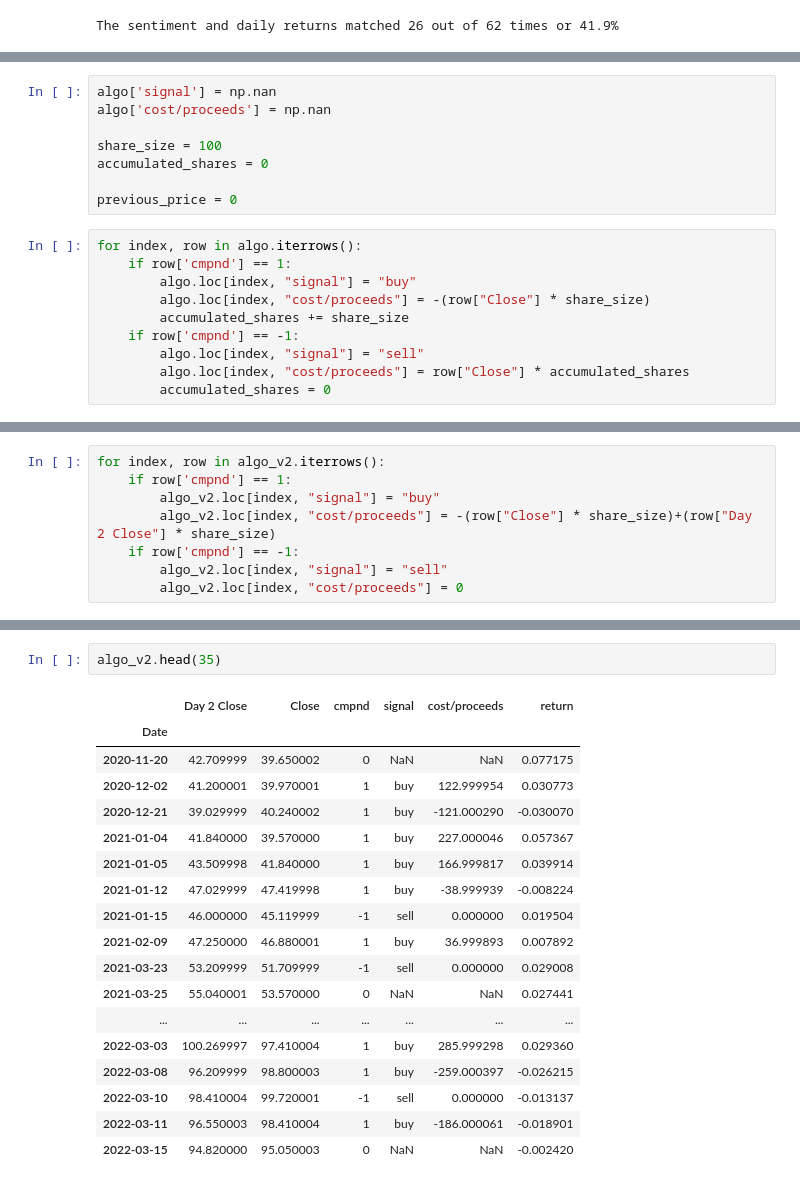
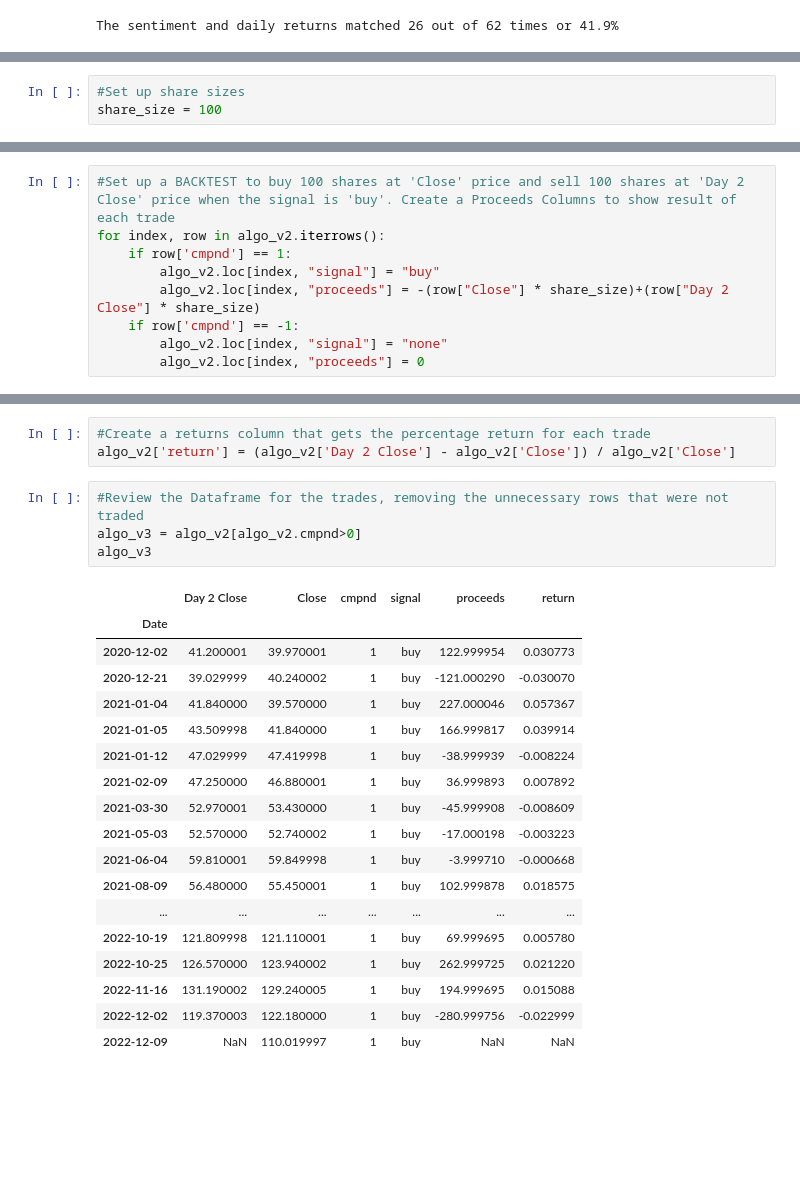
Before and after one commit to ggorovod/Sentiment-Trading-Model, a Jupyter notebook: Project.ipynb, the cells around one changed output, grey strips where cells are left out. Saved outputs shown, nothing was run; the diff lists cells and outputs as text; blank space fills up the shorter version.

```diff
--- a/Project.ipynb
+++ b/Project.ipynb
@@ -399,20 +420,5 @@ algo
 | 2022-12-09 | 110.019997 | 1 | buy |
 62 rows × 3 columns
 # %%
-algo['signal'] = np.nan
-algo['cost/proceeds'] = np.nan
-
+#Set up share sizes
 share_size = 100
-accumulated_shares = 0
-
-previous_price = 0
-# %%
-for index, row in algo.iterrows():
-    if row['cmpnd'] == 1:
-        algo.loc[index, "signal"] = "buy"
-        algo.loc[index, "cost/proceeds"] = -(row["Close"] * share_size)
-        accumulated_shares += share_size
-    if row['cmpnd'] == -1:
-        algo.loc[index, "signal"] = "sell"
-        algo.loc[index, "cost/proceeds"] = row["Close"] * accumulated_shares
-        accumulated_shares = 0
@@ -510,9 +468,10 @@ cd.tail(35)
 # %%
+#Set up a BACKTEST to buy 100 shares at 'Close' price and sell 100 shares at 'Day 2 Close' price when the signal is 'buy'. Create a Proceeds Columns to show result of each trade
 for index, row in algo_v2.iterrows():
     if row['cmpnd'] == 1:
         algo_v2.loc[index, "signal"] = "buy"
-        algo_v2.loc[index, "cost/proceeds"] = -(row["Close"] * share_size)+(row["Day 2 Close"] * share_size)
+        algo_v2.loc[index, "proceeds"] = -(row["Close"] * share_size)+(row["Day 2 Close"] * share_size)
     if row['cmpnd'] == -1:
-        algo_v2.loc[index, "signal"] = "sell"
-        algo_v2.loc[index, "cost/proceeds"] = 0
+        algo_v2.loc[index, "signal"] = "none"
+        algo_v2.loc[index, "proceeds"] = 0
 # %%
@@ -548,21 +513,26 @@ total_pct
+# %%
+#Create a returns column that gets the percentage return for each trade
+algo_v2['return'] = (algo_v2['Day 2 Close'] - algo_v2['Close']) / algo_v2['Close']
 # %%
-algo_v2.head(35)
+#Review the Dataframe for the trades, removing the unnecessary rows that were not traded
+algo_v3 = algo_v2[algo_v2.cmpnd>0]
+algo_v3
 # %% [output]
-|  | Day 2 Close | Close | cmpnd | signal | cost/proceeds | return |
+|  | Day 2 Close | Close | cmpnd | signal | proceeds | return |
 | Date |  |  |  |  |  |  |
-| 2020-11-20 | 42.709999 | 39.650002 | 0 | NaN | NaN | 0.077175 |
 | 2020-12-02 | 41.200001 | 39.970001 | 1 | buy | 122.999954 | 0.030773 |
 | 2020-12-21 | 39.029999 | 40.240002 | 1 | buy | -121.000290 | -0.030070 |
 | 2021-01-04 | 41.840000 | 39.570000 | 1 | buy | 227.000046 | 0.057367 |
 | 2021-01-05 | 43.509998 | 41.840000 | 1 | buy | 166.999817 | 0.039914 |
 | 2021-01-12 | 47.029999 | 47.419998 | 1 | buy | -38.999939 | -0.008224 |
-| 2021-01-15 | 46.000000 | 45.119999 | -1 | sell | 0.000000 | 0.019504 |
 | 2021-02-09 | 47.250000 | 46.880001 | 1 | buy | 36.999893 | 0.007892 |
-| 2021-03-23 | 53.209999 | 51.709999 | -1 | sell | 0.000000 | 0.029008 |
-| 2021-03-25 | 55.040001 | 53.570000 | 0 | NaN | NaN | 0.027441 |
+| 2021-03-30 | 52.970001 | 53.430000 | 1 | buy | -45.999908 | -0.008609 |
+| 2021-05-03 | 52.570000 | 52.740002 | 1 | buy | -17.000198 | -0.003223 |
+| 2021-06-04 | 59.810001 | 59.849998 | 1 | buy | -3.999710 | -0.000668 |
+| 2021-08-09 | 56.480000 | 55.450001 | 1 | buy | 102.999878 | 0.018575 |
 | ... | ... | ... | ... | ... | ... | ... |
-| 2022-03-03 | 100.269997 | 97.410004 | 1 | buy | 285.999298 | 0.029360 |
-| 2022-03-08 | 96.209999 | 98.800003 | 1 | buy | -259.000397 | -0.026215 |
-| 2022-03-10 | 98.410004 | 99.720001 | -1 | sell | 0.000000 | -0.013137 |
-| 2022-03-11 | 96.550003 | 98.410004 | 1 | buy | -186.000061 | -0.018901 |
-| 2022-03-15 | 94.820000 | 95.050003 | 0 | NaN | NaN | -0.002420 |
+| 2022-10-19 | 121.809998 | 121.110001 | 1 | buy | 69.999695 | 0.005780 |
+| 2022-10-25 | 126.570000 | 123.940002 | 1 | buy | 262.999725 | 0.021220 |
+| 2022-11-16 | 131.190002 | 129.240005 | 1 | buy | 194.999695 | 0.015088 |
+| 2022-12-02 | 119.370003 | 122.180000 | 1 | buy | -280.999756 | -0.022999 |
+| 2022-12-09 | NaN | 110.019997 | 1 | buy | NaN | NaN |
```
Also changed, not shown: parts of 64 cells of this notebook, 2 other files.
